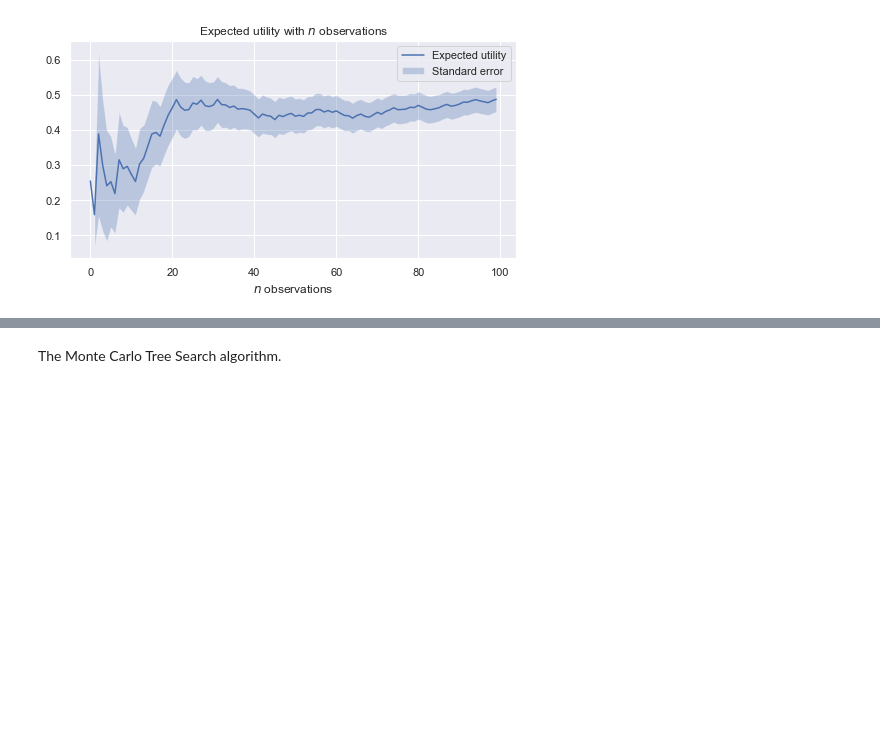
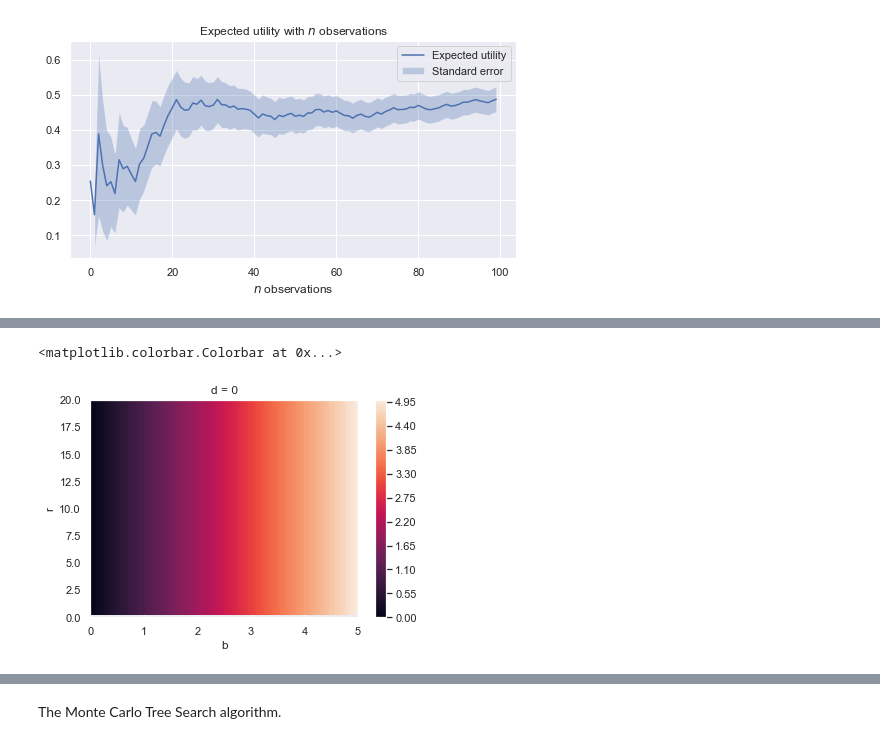
Before and after one commit to AlexHoorn/VU-MAS2021, a Jupyter notebook: assignment.ipynb, the cells around one changed output, grey strips where cells are left out. Cells and saved outputs as stored; diff of their text form; code cells hidden in the pictures; blank space fills up the shorter version.

```diff
--- a/assignment.ipynb
+++ b/assignment.ipynb
@@ -61,0 +68,17 @@ fig.savefig("1-2.pdf")
+# %%
+def f(d, b, r):
+    return b * np.e ** -(d/r)
+
+b = np.linspace(0,5,100)
+r = np.linspace(0,20,100)
+
+d = 0
+
+plt.contourf(b,r,f(d, *np.meshgrid(b, r)), levels=100)
+plt.xlabel("b")
+plt.ylabel("r")
+plt.title(f"{d = }")
+plt.colorbar()
+# %% [output]
+<matplotlib.colorbar.Colorbar at 0x...>
+[figure, added]
```
Also changed, not shown: parts of 8 cells of this notebook, 3 other files.
